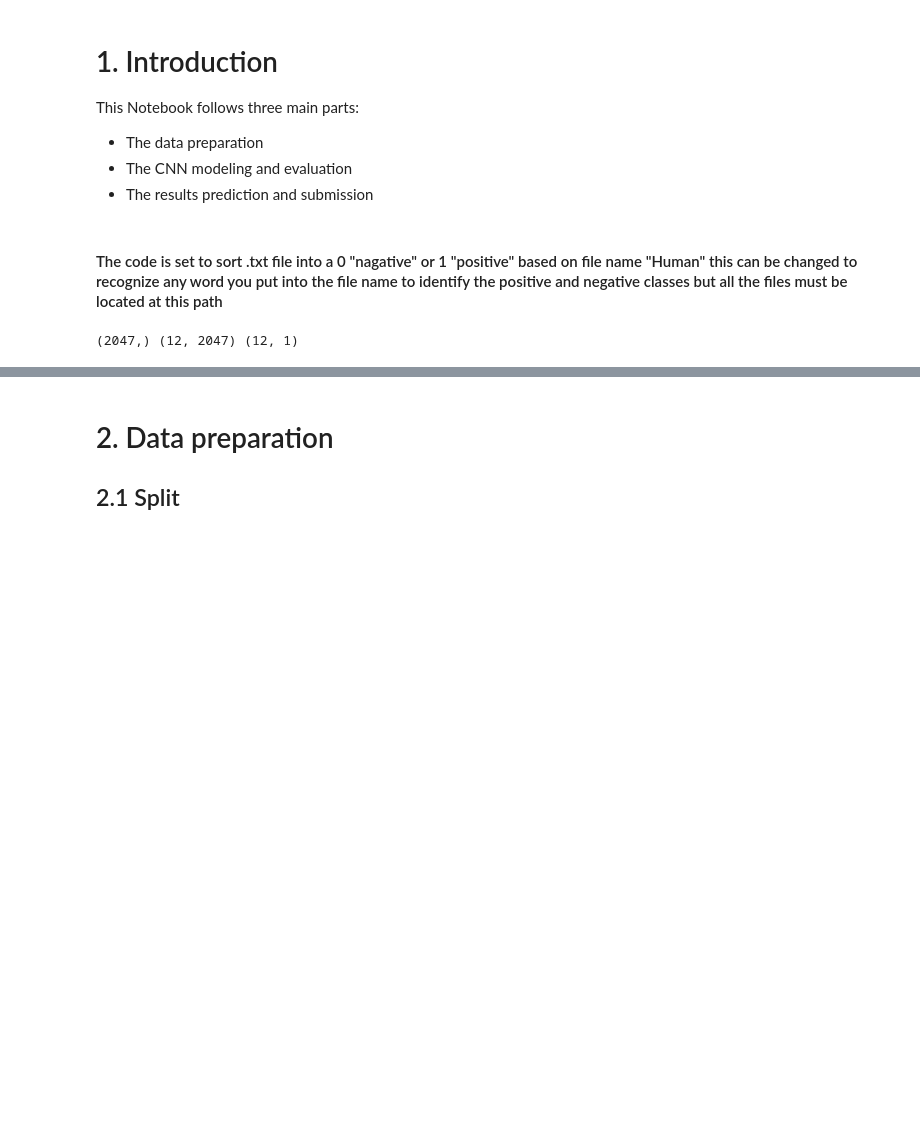
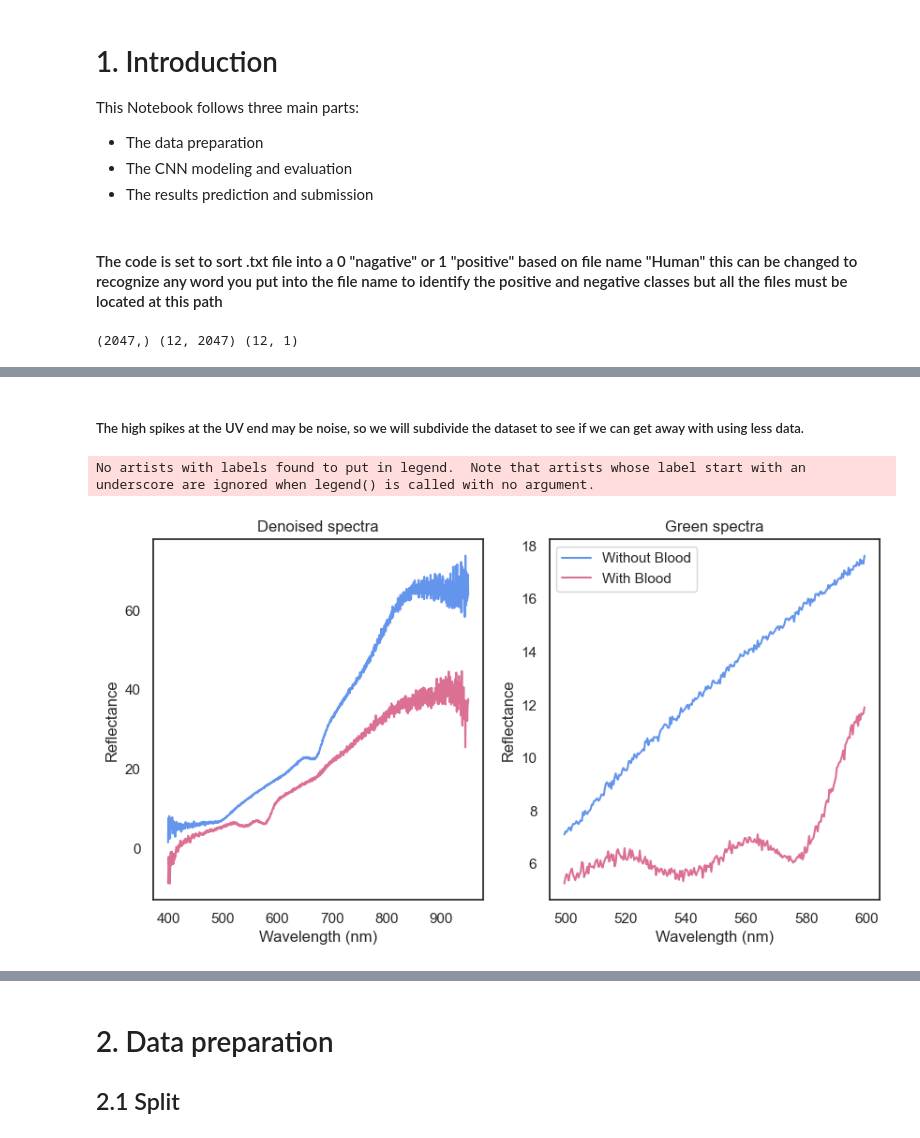
Before and after one commit to knockonhwood/EIH_spec, a Jupyter notebook: EIH_CNN_Blood_in_stool_test.ipynb, the cells around one changed output, grey strips where cells are left out. Drawn from its saved outputs; the diff is of its cells as text; code cells hidden in the pictures; blank space fills up the shorter version.

```diff
--- a/EIH_CNN_Blood_in_stool_test.ipynb
+++ b/EIH_CNN_Blood_in_stool_test.ipynb
@@ -146,0 +136,34 @@ There are  10  samples in the positive class
+# %% [markdown]
+##### The high spikes at the UV end may be noise, so we will subdivide the dataset to see if we can get away with using less data.
+# %%
+lower_limit=400
+upper_limit=950 # cuts off wavelengths above this in nm
+green_min= 500
+green_max=600
+
+denoised, denoised_length, dindex=wavelength_selector(lower_limit,upper_limit)
+green, green_length, gindex=wavelength_selector(green_min, green_max)
+
+Pos_class_d,Neg_class_d=class_splitter(denoised,Y)
+Pos_class_g,Neg_class_g=class_splitter(green,Y)
+
+denoised_wv=wavelengths[dindex[0]:dindex[1]]
+green_wv=wavelengths[gindex[0]:gindex[1]]
+
+fig, axes = plt.subplots(1, 2, figsize=(10, 5))
+axes[0].plot(denoised_wv, Neg_class_d.mean(axis=0), label='Without Blood', color='cornflowerblue')
+axes[0].plot(denoised_wv, Pos_class_d.mean(axis=0), label='With Blood', color='palevioletred')
+axes[0].set_title('Denoised spectra')
+axes[0].set_xlabel('Wavelength (nm)')
+axes[0].set_ylabel('Reflectance')
+plt.legend()
+axes[1].plot(green_wv, Neg_class_g.mean(axis=0), label='Without Blood', color='cornflowerblue')
+axes[1].plot(green_wv, Pos_class_g.mean(axis=0), label='With Blood', color='palevioletred')
+axes[1].set_title('Green spectra')
+plt.xlabel('Wavelength (nm)')
+plt.ylabel('Reflectance')
+plt.legend()
+plt.show()
+# %% [output]
+No artists with labels found to put in legend.  Note that artists whose label start with an underscore are ignored when legend() is called with no argument.
+[figure, added]
```
Also changed, not shown: parts of 30 cells of this notebook.
